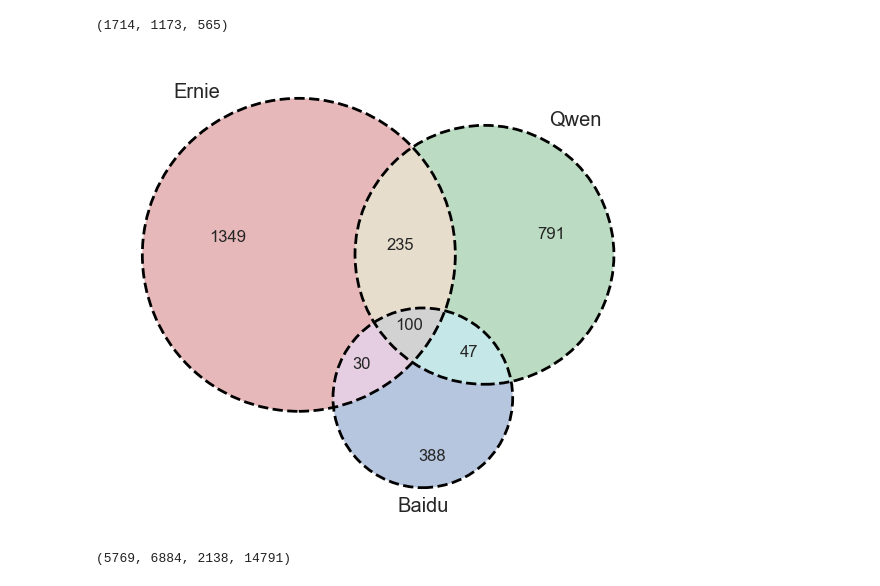
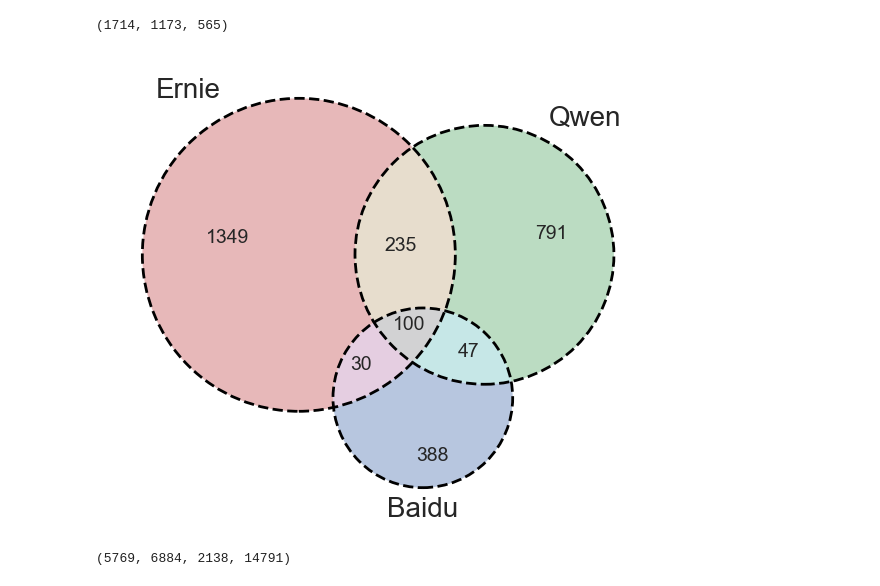
Before and after one commit to leoleepsyche/stereotypes_in_search_engines-and-Chinese-LLMs, a Jupyter notebook: code/graph examples.ipynb, the cells around one changed output. Cells and saved outputs as stored; diff of their text form; code cells hidden in the pictures.

```diff
--- a/code/graph examples.ipynb
+++ b/code/graph examples.ipynb
@@ -407,6 +407,9 @@ len(set_ernie), len(set_qwen), len(set_baidu), len(seen)
 (1855, 1639, 619, 3550)
 # %%
 from matplotlib_venn import venn3, venn3_circles
+# %%
+venn_font_big = 20
+venn_font_small = 14
 # %%
 import seaborn as sns
 import matplotlib.pyplot as plt
@@ -416,6 +419,10 @@ sns.set_theme(rc={'figure.figsize':(10, 6)}, style="whitegrid")
 g = venn3((set_ernie, set_qwen, set_baidu), set_labels = ('Ernie', 'Qwen', 'Baidu'))
 venn3_circles((set_ernie, set_qwen, set_baidu), linestyle='dashed')
 
+for text in g.set_labels:
+    text.set_fontsize(venn_font_big)
+for text in g.subset_labels:
+    text.set_fontsize(venn_font_small)
 
 plt.savefig('venn3.png', dpi=600)
 plt.show()
@@ -464,14 +471,18 @@ len(set_ernie_syn), len(set_qwen_syn), len(set_baidu_syn)
 # %%
 import matplotlib.pyplot as plt
 
 g = venn3((set_ernie_syn, set_qwen_syn, set_baidu_syn), set_labels = ('Ernie', 'Qwen', 'Baidu'))
 venn3_circles((set_ernie_syn, set_qwen_syn, set_baidu_syn), linestyle='dashed')
 
+for text in g.set_labels:
+    text.set_fontsize(venn_font_big)
+for text in g.subset_labels:
+    text.set_fontsize(venn_font_small)
 
 plt.savefig('venn3_syn.png', dpi=600)
 plt.show()
 # %% [output]
-[figure, old version]
+[figure, new version]
 # %%
 # list instead of sets, replace synsets
 list_ernie_syn = [extended.get(el, [el])[0] for el in ernie.json_response.tolist()]
```
Also changed, not shown: parts of 24 cells of this notebook.
